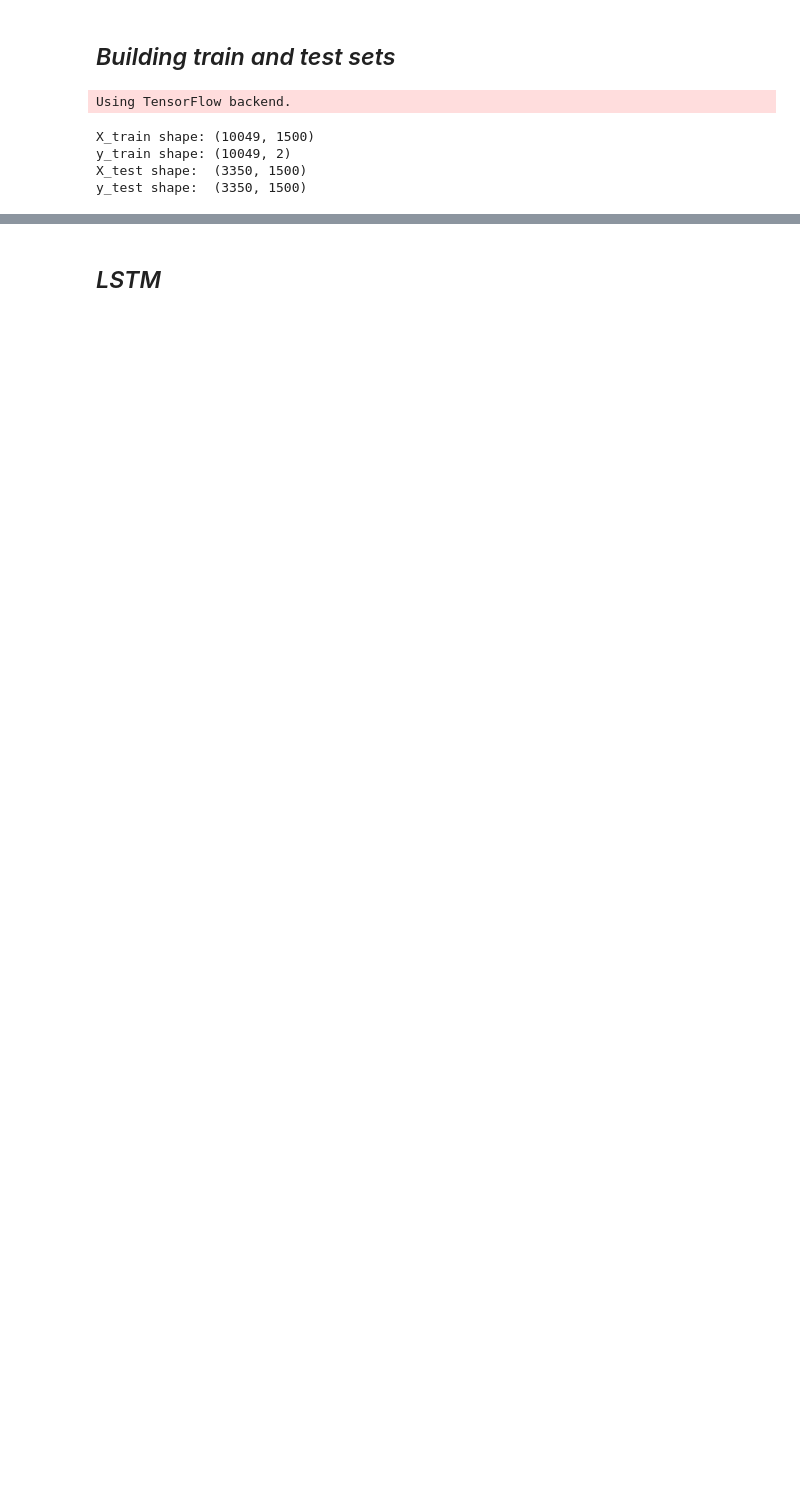
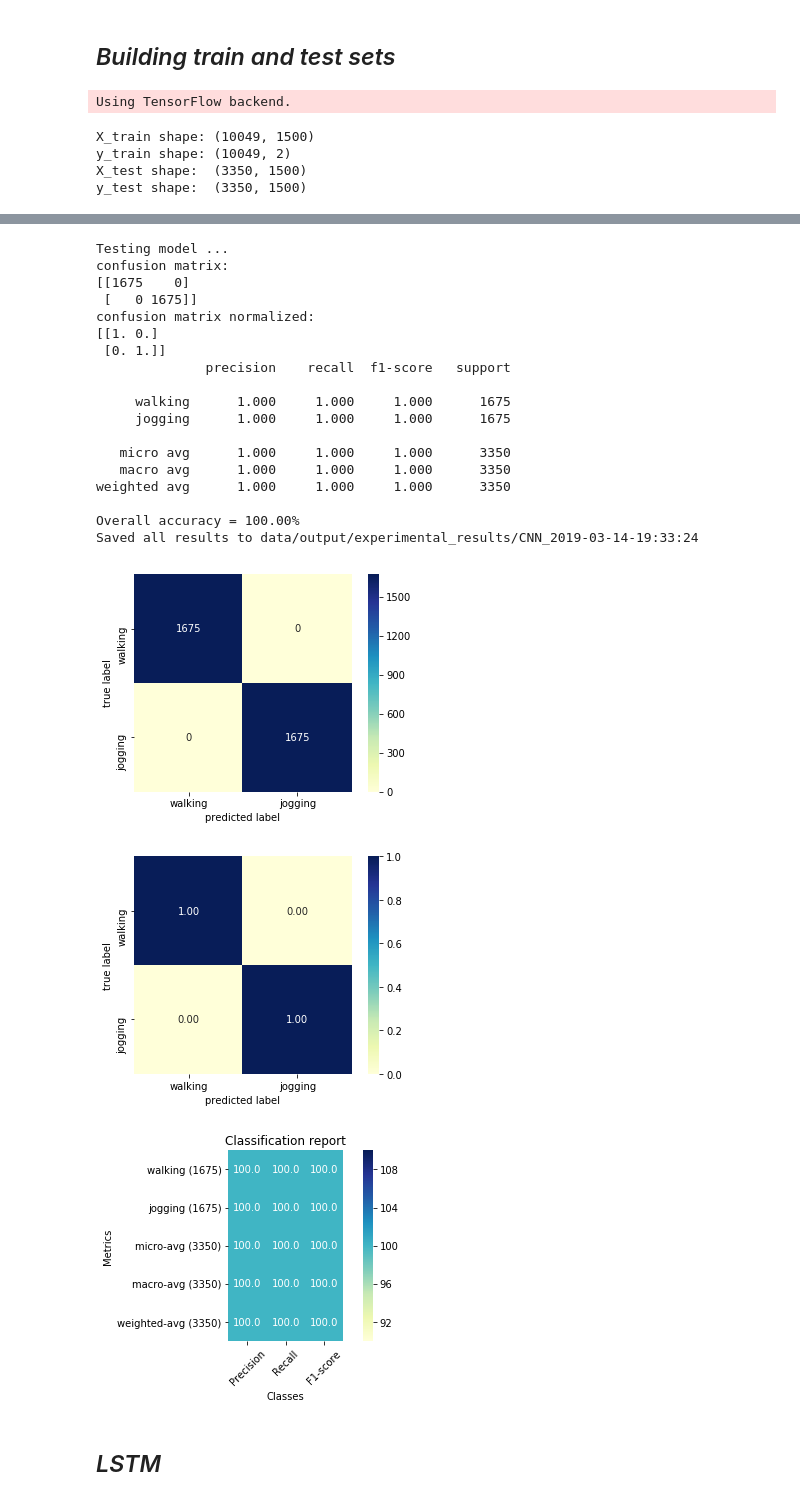
Before and after one commit to mariozusag/ios_human_activity_recognition, a Jupyter notebook: iOS-Human-Activity-Recognition.ipynb, the cells around one changed output, grey strips where cells are left out. Drawn from its saved outputs; the diff is of its cells as text; code cells hidden in the pictures; blank space fills up the shorter version.

Commit message:
Added cnn model, some refactoring

```diff
--- a/iOS-Human-Activity-Recognition.ipynb
+++ b/iOS-Human-Activity-Recognition.ipynb
@@ -314,5 +317,7 @@ Using TensorFlow backend.
+# %%
+n_milliseconds = 10000  # 1s for the LIVE-system, 10s for the predict-10s system
 # %%
-X_train_motion, X_test_motion, y_train_motion, y_test_motion = get_train_test_data(motionsense_df_norm, save_to='data/train_test/motionsense_norm.npz', means=means_motionsense, stds=stds_motionsense)  # already saves the data as .npz
+X_train_motion, X_test_motion, y_train_motion, y_test_motion = get_train_test_data(motionsense_df_norm, save_to='data/train_test/motionsense_norm.npz', means=means_motionsense, n_classes=n_classes, stds=stds_motionsense, milliseconds=n_milliseconds)  # already saves the data as .npz
 # %% [output]
 X_train shape: (10049, 1500)
 y_train shape: (10049, 2)
@@ -341,0 +326,2 @@ y_test shape:  (1100, 1500)
+# %%
+experiments_path = 'data/output/experimental_results'
@@ -341,0 +332,2 @@ y_test shape:  (1100, 1500)
+# %%
+cnn = ConvolutionalNeuralNetwork(save_under=experiments_path)
@@ -342,2 +356,26 @@ y_test shape:  (1100, 1500)
+# %%
+cnn.test_model(X_test=X_test_motion, y_test=y_test_motion, target_names=targets)
+# %% [output]
+Testing model ...
+confusion matrix:
+[[1675    0]
+ [   0 1675]]
+confusion matrix normalized:
+[[1. 0.]
+ [0. 1.]]
+              precision    recall  f1-score   support
+
+     walking      1.000     1.000     1.000      1675
+     jogging      1.000     1.000     1.000      1675
+
+   micro avg      1.000     1.000     1.000      3350
+   macro avg      1.000     1.000     1.000      3350
+weighted avg      1.000     1.000     1.000      3350
+
+Overall accuracy = 100.00%
+Saved all results to data/output/experimental_results/CNN_2019-03-14-19:33:24
+[figure, added]
+[figure, added]
+[figure, added]
 # %% [markdown]
 ## _LSTM_
```
Also changed, not shown: parts of 41 cells of this notebook, 11 other files.
